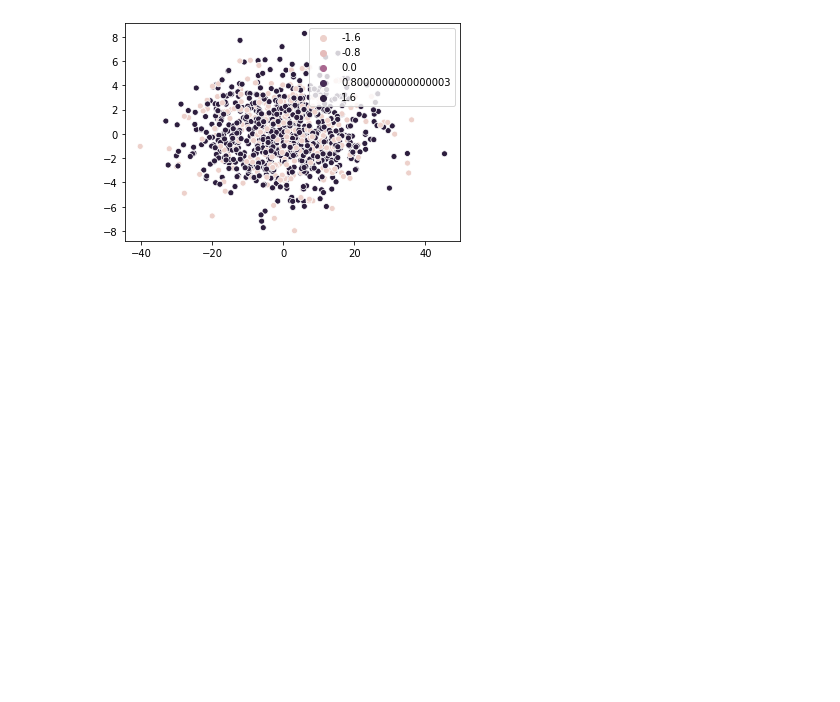
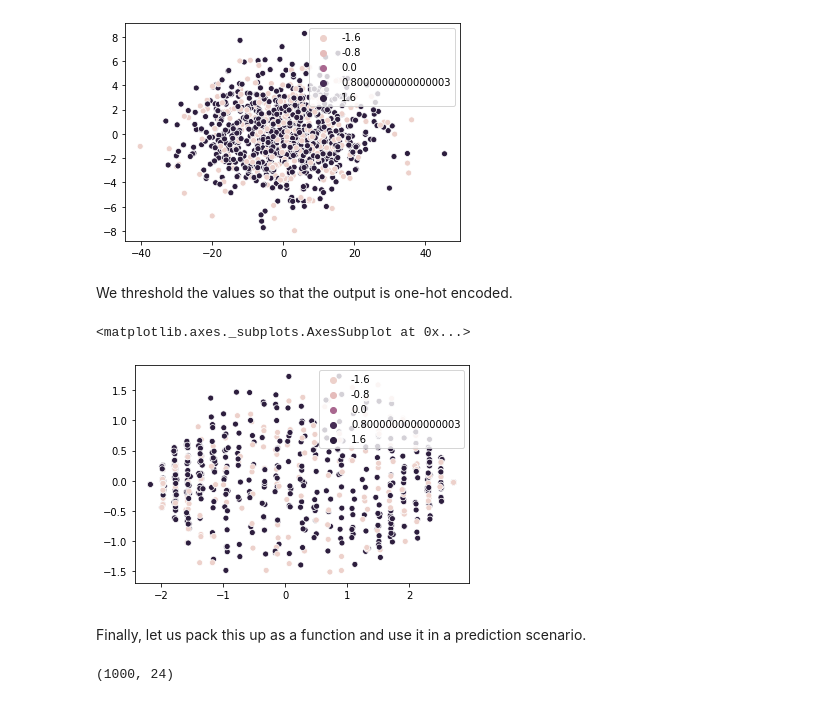
Before and after one commit to CopperWasp/PredictiveCoding, a Jupyter notebook: OnlinePredictiveCoding/exploration.ipynb, the cells around one changed output. Saved outputs shown, nothing was run; the diff lists cells and outputs as text; code cells hidden in the pictures; blank space fills up the shorter version.

```diff
--- a/OnlinePredictiveCoding/exploration.ipynb
+++ b/OnlinePredictiveCoding/exploration.ipynb
@@ -47,3 +47,15 @@ sns.scatterplot(space_embedding[:, 0], space_embedding[:, 1], hue=y)
 # %% [output]
 <matplotlib.axes._subplots.AxesSubplot at 0x...>
 [figure]
+# %% [markdown]
+We threshold the values so that the output is one-hot encoded.
+# %%
+spaces[spaces < 0] = 0
+spaces[spaces != 0] = 1
+space_embedding = pca.fit_transform(spaces)
+sns.scatterplot(space_embedding[:, 0], space_embedding[:, 1], hue=y)
+# %% [output]
+<matplotlib.axes._subplots.AxesSubplot at 0x...>
+[figure, added]
+# %% [markdown]
+Finally, let us pack this up as a function and use it in a prediction scenario.
@@ -49,0 +82,4 @@ sns.scatterplot(space_embedding[:, 0], space_embedding[:, 1], hue=y)
+# %%
+X.shape
+# %% [output]
+(1000, 24)
```
Also changed, not shown: parts of 1 cell of this notebook.
